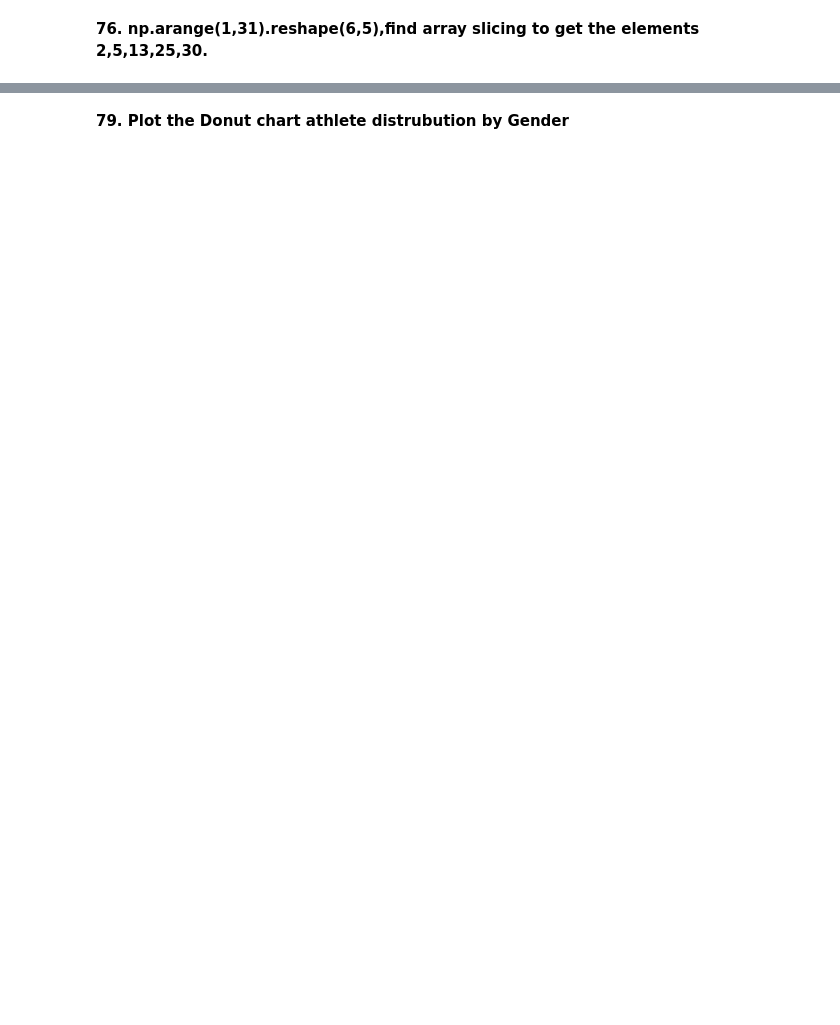
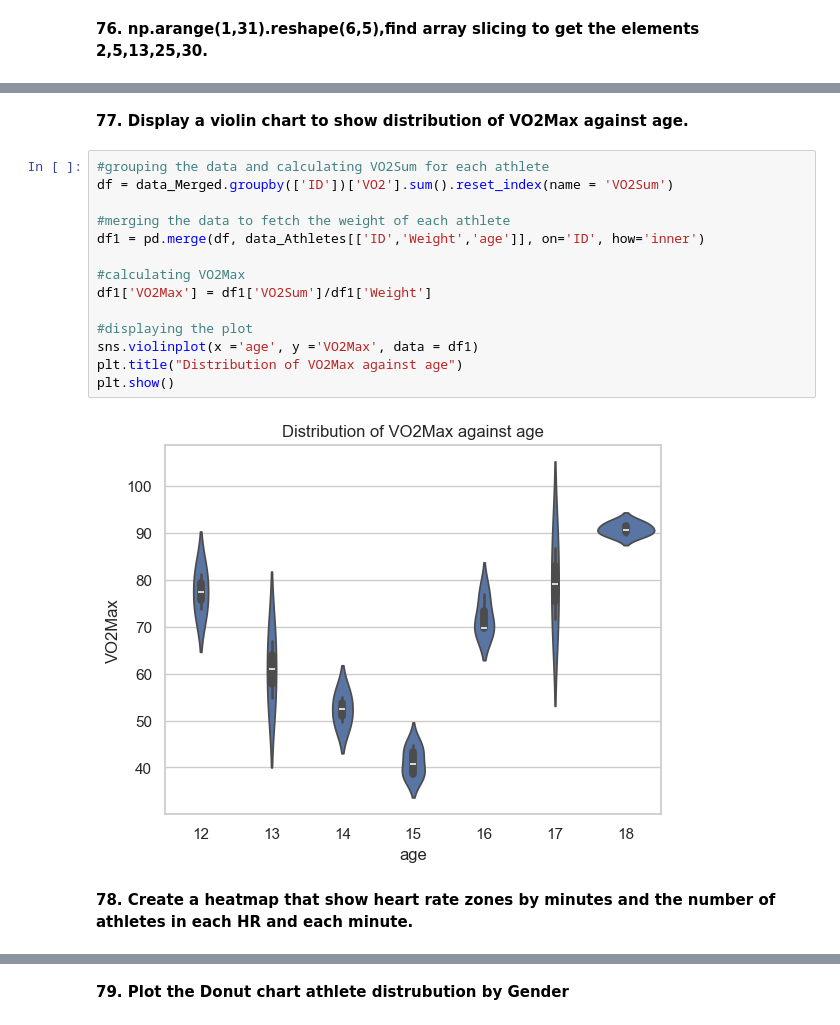
Before and after one commit to Sujithra-Emmanuel/PyMinds_Aug2024, a Jupyter notebook: Python_Hackathon_Aug2024_61to80_sravanthi.ipynb, the cells around one changed output, grey strips where cells are left out. Cells and saved outputs as stored; diff of their text form; blank space fills up the shorter version.

```diff
--- a/Python_Hackathon_Aug2024_61to80_sravanthi.ipynb
+++ b/Python_Hackathon_Aug2024_61to80_sravanthi.ipynb
@@ -411,0 +452,20 @@ plt.show()
+# %% [markdown]
+**77. Display a violin chart to show distribution of VO2Max against age.**
+# %%
+#grouping the data and calculating VO2Sum for each athlete
+df = data_Merged.groupby(['ID'])['VO2'].sum().reset_index(name = 'VO2Sum')
+
+#merging the data to fetch the weight of each athlete
+df1 = pd.merge(df, data_Athletes[['ID','Weight','age']], on='ID', how='inner')
+
+#calculating VO2Max
+df1['VO2Max'] = df1['VO2Sum']/df1['Weight']
+
+#displaying the plot
+sns.violinplot(x ='age', y ='VO2Max', data = df1)
+plt.title("Distribution of VO2Max against age")
+plt.show()
+# %% [output]
+[figure, added]
+# %% [markdown]
+**78. Create a heatmap that show heart rate zones by minutes and the number of athletes in each HR and each minute.**
```
Also changed, not shown: parts of 43 cells of this notebook.
